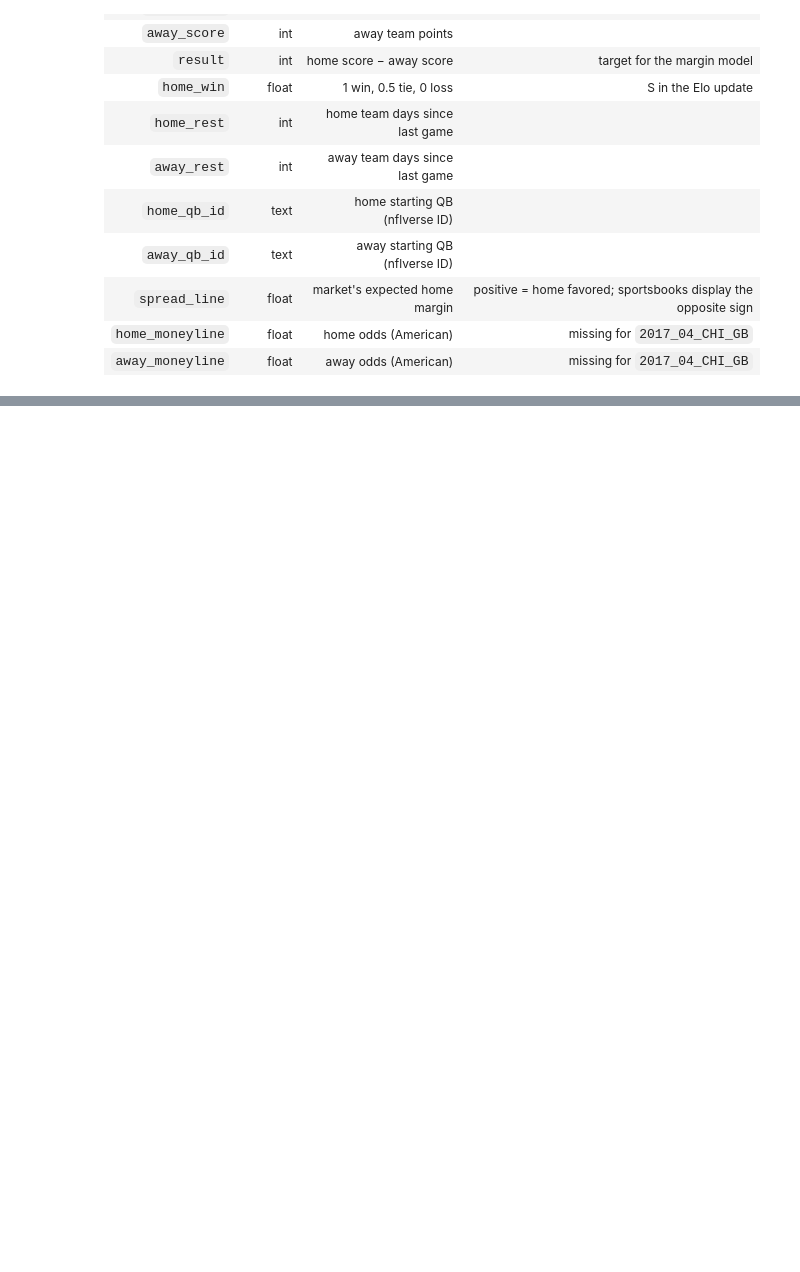
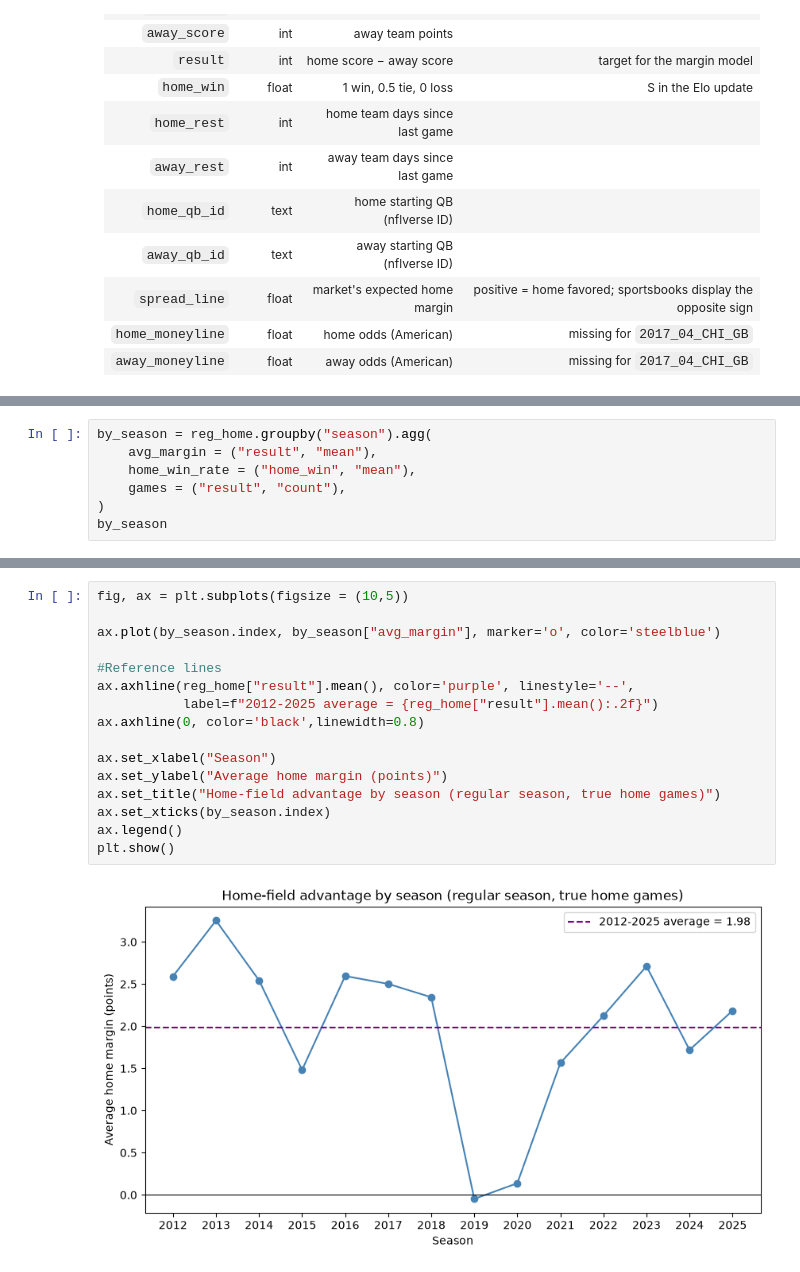
Before and after one commit to grant-jones1/NFL-model, a Jupyter notebook: notebooks/01_data_exploration.ipynb, the cells around one changed output, grey strips where cells are left out. Saved outputs shown, nothing was run; the diff lists cells and outputs as text; blank space fills up the shorter version.

```diff
--- a/notebooks/01_data_exploration.ipynb
+++ b/notebooks/01_data_exploration.ipynb
@@ -436,0 +488,7 @@ One row per game, 2012–2025 regular season and playoffs (3,829 games), sorted
+# %%
+by_season = reg_home.groupby("season").agg(
+    avg_margin = ("result", "mean"),
+    home_win_rate = ("home_win", "mean"),
+    games = ("result", "count"),
+)
+by_season
@@ -436,0 +512,18 @@ One row per game, 2012–2025 regular season and playoffs (3,829 games), sorted
+# %%
+fig, ax = plt.subplots(figsize = (10,5))
+
+ax.plot(by_season.index, by_season["avg_margin"], marker='o', color='steelblue')
+
+#Reference lines
+ax.axhline(reg_home["result"].mean(), color='purple', linestyle='--',
+           label=f"2012-2025 average = {reg_home["result"].mean():.2f}")
+ax.axhline(0, color='black',linewidth=0.8)
+
+ax.set_xlabel("Season")
+ax.set_ylabel("Average home margin (points)")
+ax.set_title("Home-field advantage by season (regular season, true home games)")
+ax.set_xticks(by_season.index)
+ax.legend()
+plt.show()
+# %% [output]
+[figure, added]
```
Also changed, not shown: parts of 10 cells of this notebook.
